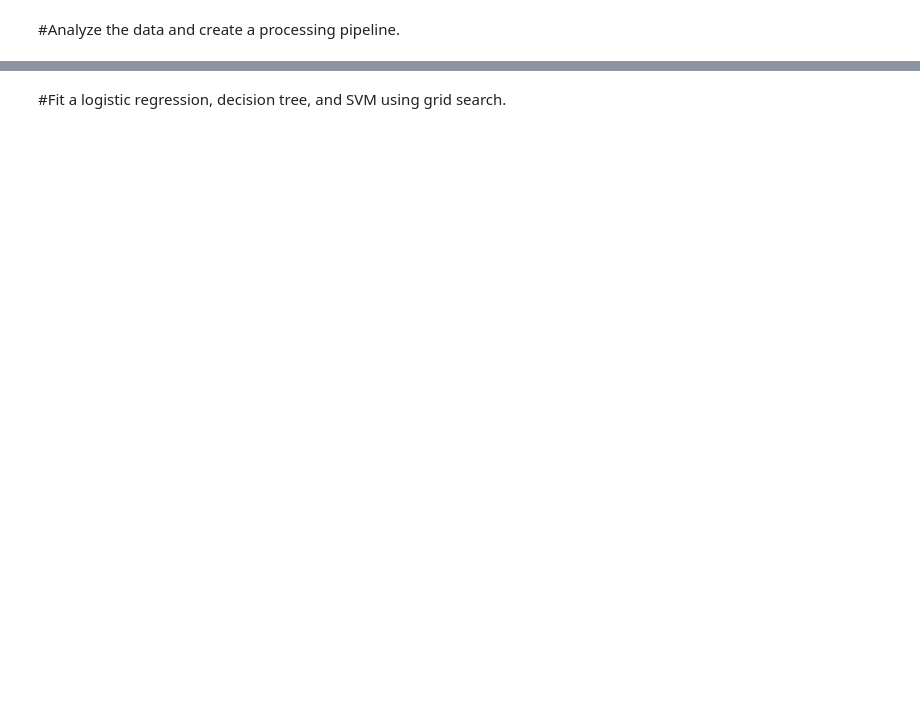
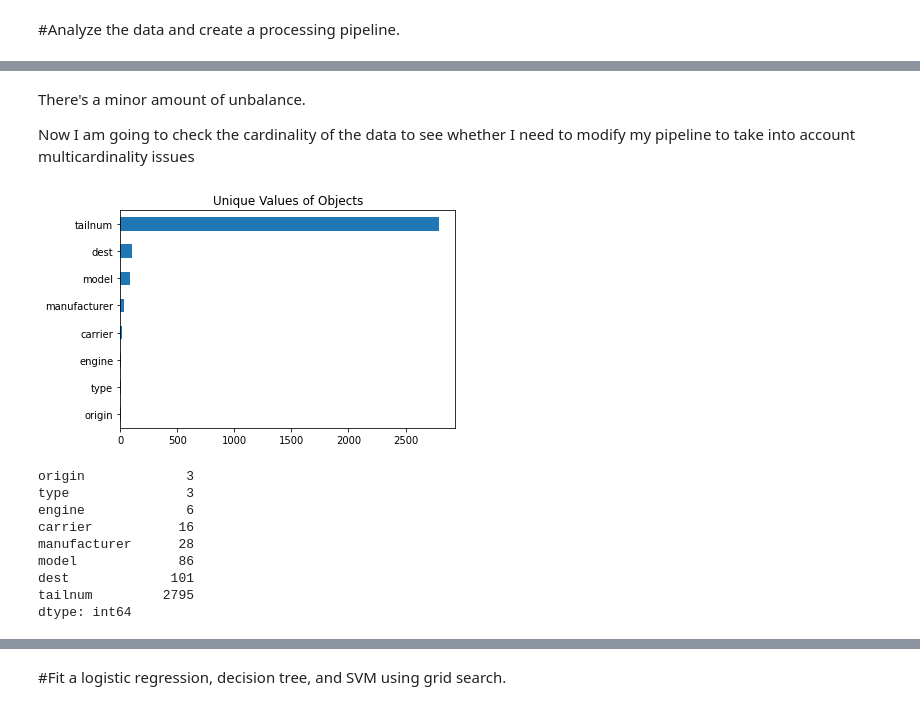
Before and after one commit to ed765super/Assignment-8-Ensembles, a Jupyter notebook: DATA602_Assignment_8_Ensembles.ipynb, the cells around one changed output, grey strips where cells are left out. Saved outputs shown, nothing was run; the diff lists cells and outputs as text; code cells hidden in the pictures; blank space fills up the shorter version.

```diff
--- a/DATA602_Assignment_8_Ensembles.ipynb
+++ b/DATA602_Assignment_8_Ensembles.ipynb
@@ -19,0 +97,21 @@ Submit a link to the GitHub repo where you post the notebook.
+# %% [markdown]
+There's a minor amount of unbalance.
+
+Now I am going to check the cardinality of the data to see whether I need to modify my pipeline to take into account multicardinality issues
+# %%
+df.select_dtypes('object').nunique().sort_values().plot.barh()
+plt.title('Unique Values of Objects')
+plt.show()
+
+df.select_dtypes('object').nunique().sort_values()
+# %% [output]
+[figure, added]
+origin             3
+type               3
+engine             6
+carrier           16
+manufacturer      28
+model             86
+dest             101
+tailnum         2795
+dtype: int64
```
Also changed, not shown: parts of 24 cells of this notebook.
